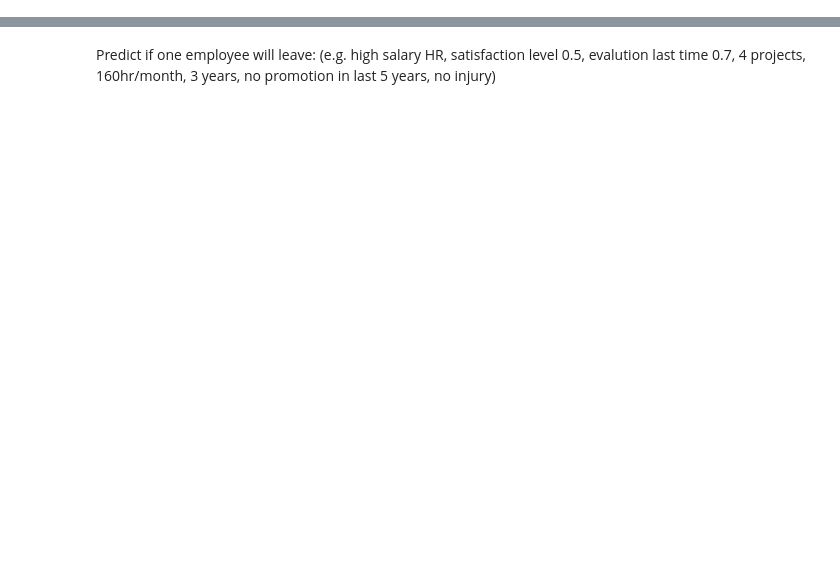
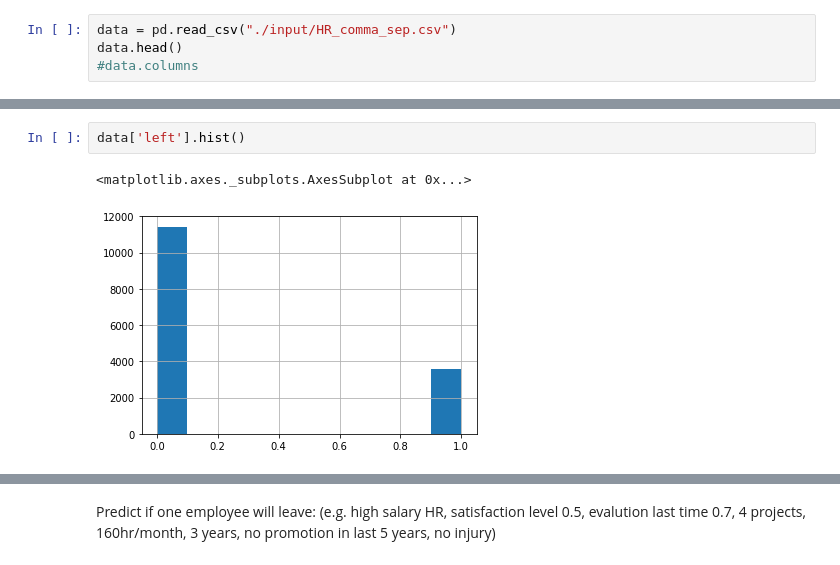
Before and after one commit to cameozl/Project_EmployeeLeave, a Jupyter notebook: employee_leave.ipynb, the cells around one changed output, grey strips where cells are left out. Saved outputs shown, nothing was run; the diff lists cells and outputs as text; blank space fills up the shorter version.

```diff
--- a/employee_leave.ipynb
+++ b/employee_leave.ipynb
@@ -59,0 +48,4 @@ model.coef_
+# %%
+data = pd.read_csv("./input/HR_comma_sep.csv")
+data.head()
+#data.columns
@@ -59,0 +79,5 @@ model.coef_
+# %%
+data['left'].hist()
+# %% [output]
+<matplotlib.axes._subplots.AxesSubplot at 0x...>
+[figure, added]
```
Also changed, not shown: parts of 54 cells of this notebook.
